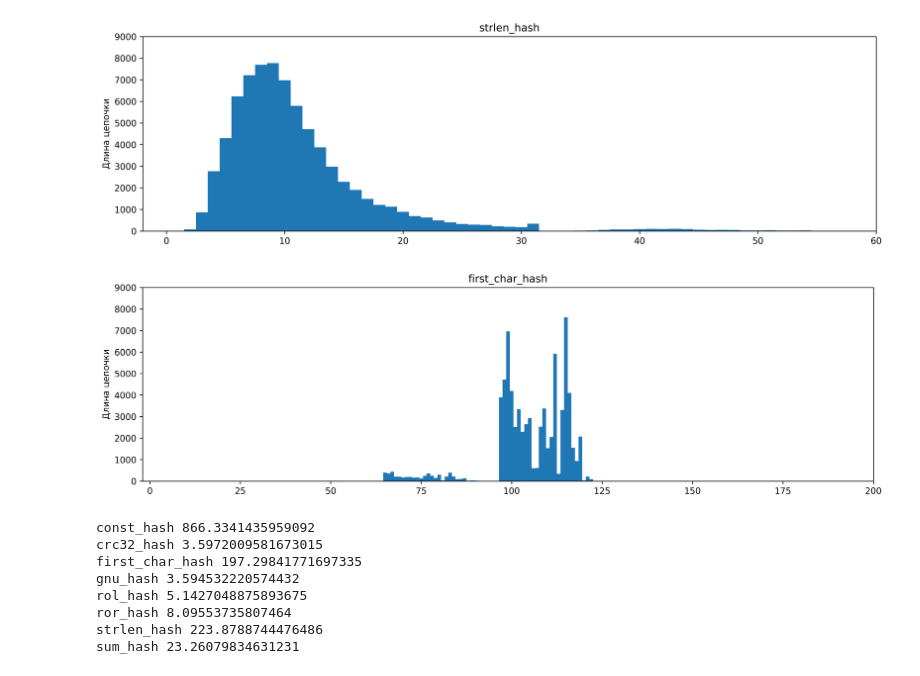
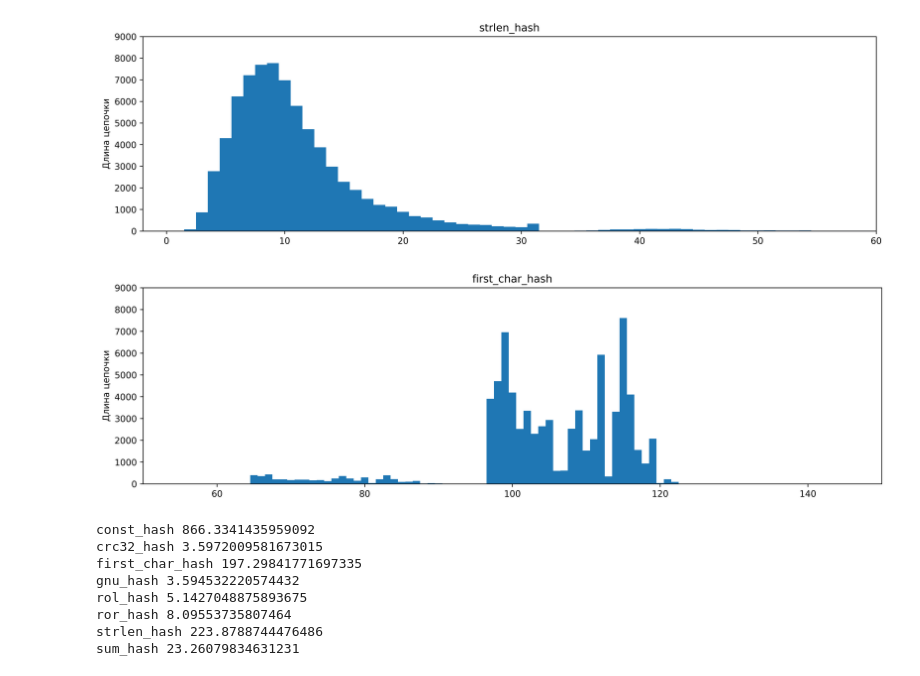
Before and after one commit to foxidokun/hashtable-optimised, a Jupyter notebook: graphics.ipynb, the cells around one changed output. Saved outputs shown, nothing was run; the diff lists cells and outputs as text; code cells hidden in the pictures.

```diff
--- a/graphics.ipynb
+++ b/graphics.ipynb
@@ -72,27 +72,27 @@ plot_strlen()
 # %%
 def plot_firstchar():
     name = "first_char_hash"
     y_height = 9000
 
     file = open("reports/{}.json".format(name), "r")
     data = json.loads(file.read())
 
     plt.figure(figsize=FIGSIZE, dpi=DPI)
     plt.title(name)
 
     WIDTH=1
 
     plt.bar([i for i in range (data["n buckets"])], data["chain lengths"], width=WIDTH)
 
-    plt.xlim([-2, 200])
+    plt.xlim([50, 150])
     plt.ylim([0, y_height])
     plt.ylabel("Длина цепочки")
 
     plt.savefig("images/{}_detailed.png".format(name))
 
 plot_firstchar()
 # %% [output]
-[figure, old version]
+[figure, new version]
 # %%
 import numpy as np
 import json
```
Also changed, not shown: 2 other files.
